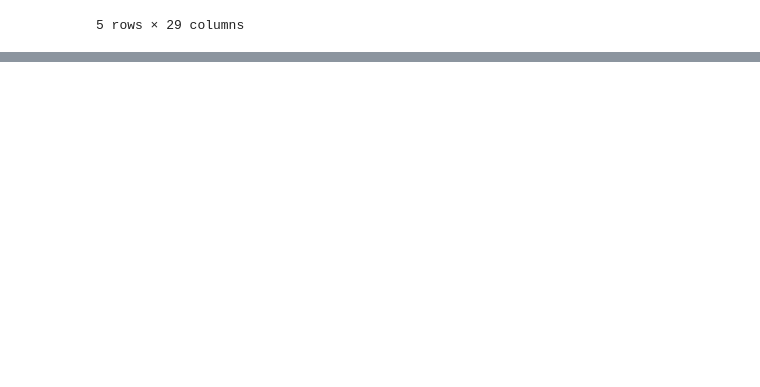
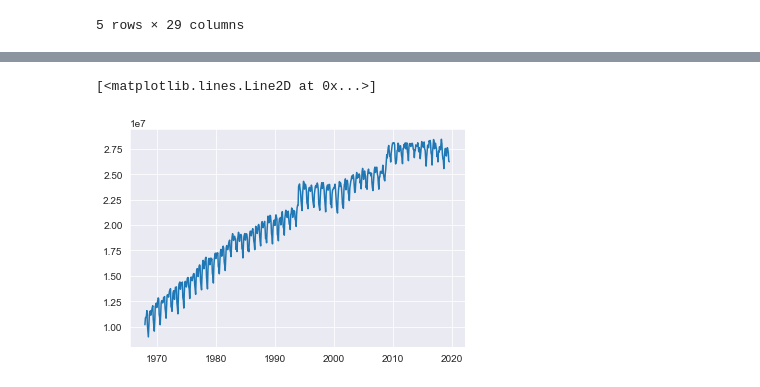
Before and after one commit to zapatos24/Employment_Prediction_LSTM_NN, a Jupyter notebook: mod_7_project.ipynb, the cells around one changed output, grey strips where cells are left out. Saved outputs shown, nothing was run; the diff lists cells and outputs as text; code cells hidden in the pictures; blank space fills up the shorter version.

```diff
--- a/mod_7_project.ipynb
+++ b/mod_7_project.ipynb
@@ -890,0 +905,5 @@ plt.show()
+# %%
+plt.plot(full_df['Part_time_emp'])
+# %% [output]
+[<matplotlib.lines.Line2D at 0x...>]
+[figure, added]
```
Also changed, not shown: parts of 8 cells of this notebook.
